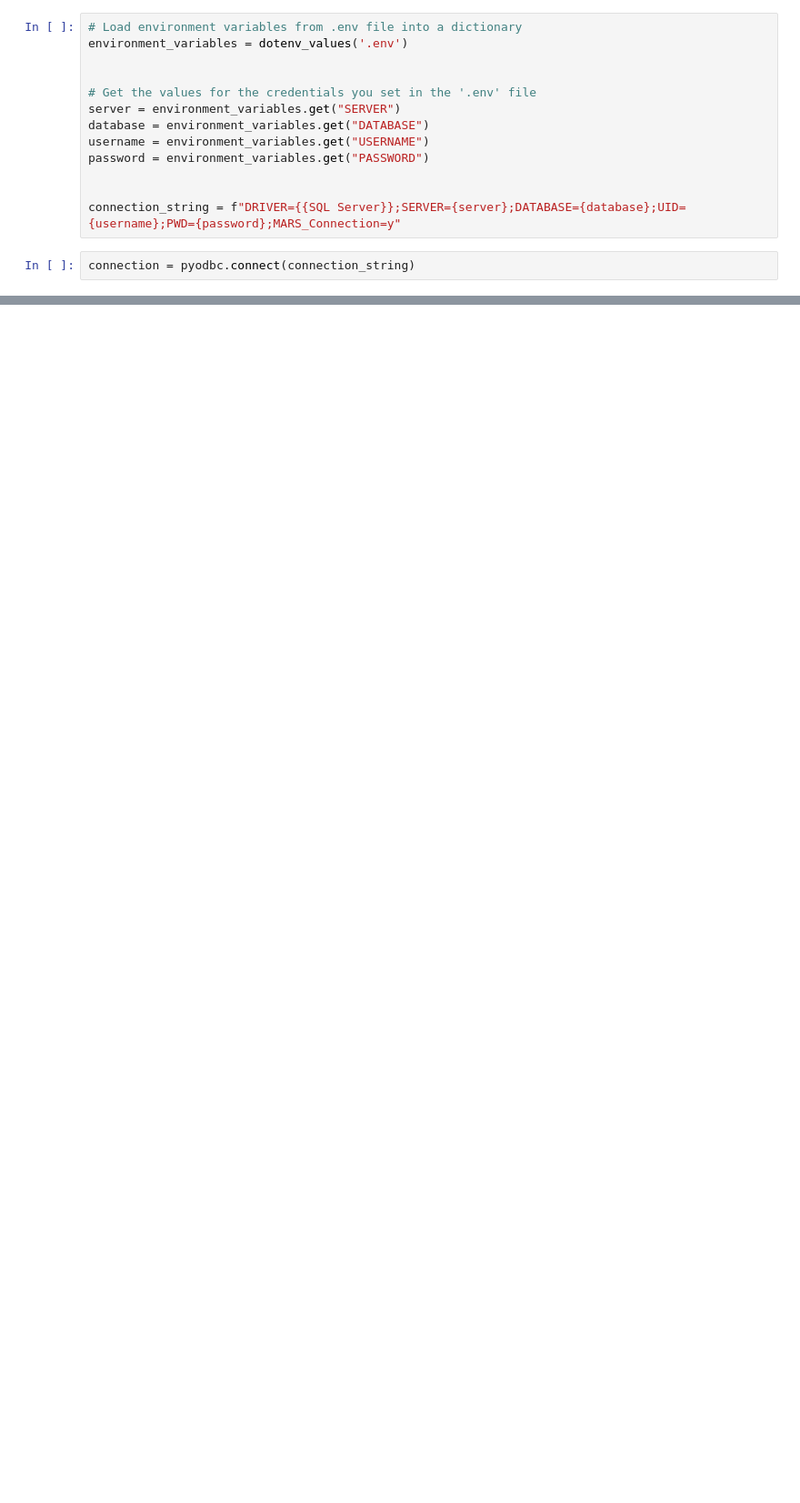
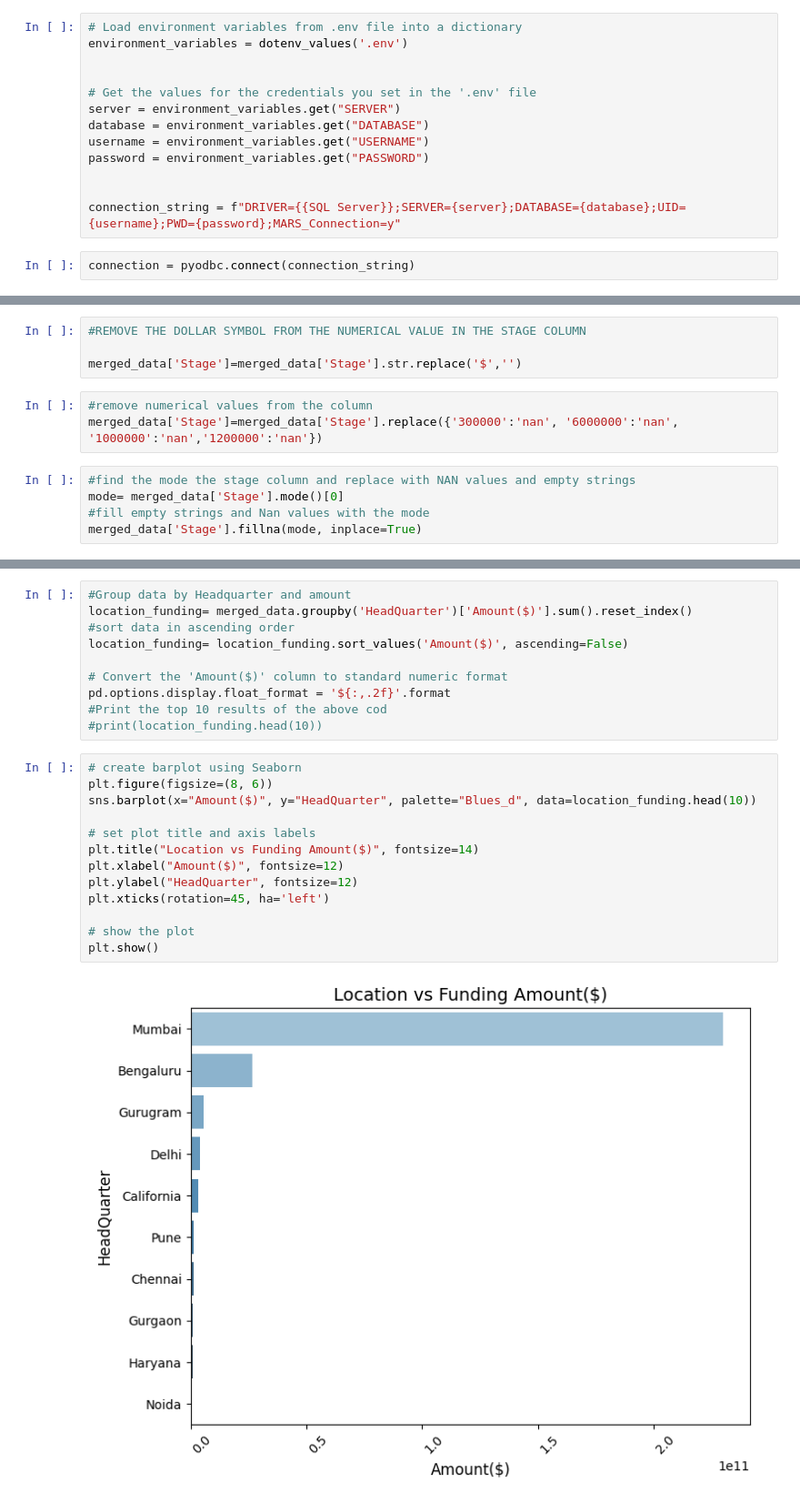
Before and after one commit to Tietaar/Indian-startup-funding, a Jupyter notebook: notebook.ipynb, the cells around one changed output, grey strips where cells are left out. Shown at 91% size. Cells and saved outputs as stored; diff of their text form; blank space fills up the shorter version.

```diff
--- a/notebook.ipynb
+++ b/notebook.ipynb
@@ -79,0 +1160,12 @@ ERROR: No matching distribution found for openyxl
+# %%
+#REMOVE THE DOLLAR SYMBOL FROM THE NUMERICAL VALUE IN THE STAGE COLUMN
+
+merged_data['Stage']=merged_data['Stage'].str.replace('$','')
+# %%
+#remove numerical values from the column
+merged_data['Stage']=merged_data['Stage'].replace({'300000':'nan', '6000000':'nan', '1000000':'nan','1200000':'nan'})
+# %%
+#find the mode the stage column and replace with NAN values and empty strings
+mode= merged_data['Stage'].mode()[0]
+#fill empty strings and Nan values with the mode
+merged_data['Stage'].fillna(mode, inplace=True)
@@ -79,0 +1219,25 @@ ERROR: No matching distribution found for openyxl
+# %%
+#Group data by Headquarter and amount
+location_funding= merged_data.groupby('HeadQuarter')['Amount($)'].sum().reset_index()
+#sort data in ascending order
+location_funding= location_funding.sort_values('Amount($)', ascending=False)
+
+# Convert the 'Amount($)' column to standard numeric format
+pd.options.display.float_format = '${:,.2f}'.format
+#Print the top 10 results of the above cod
+#print(location_funding.head(10))
+# %%
+# create barplot using Seaborn
+plt.figure(figsize=(8, 6))
+sns.barplot(x="Amount($)", y="HeadQuarter", palette="Blues_d", data=location_funding.head(10))
+
+# set plot title and axis labels
+plt.title("Location vs Funding Amount($)", fontsize=14)
+plt.xlabel("Amount($)", fontsize=12)
+plt.ylabel("HeadQuarter", fontsize=12)
+plt.xticks(rotation=45, ha='left')
+
+# show the plot
+plt.show()
+# %% [output]
+[figure, added]
```
Also changed, not shown: parts of 155 cells of this notebook.
